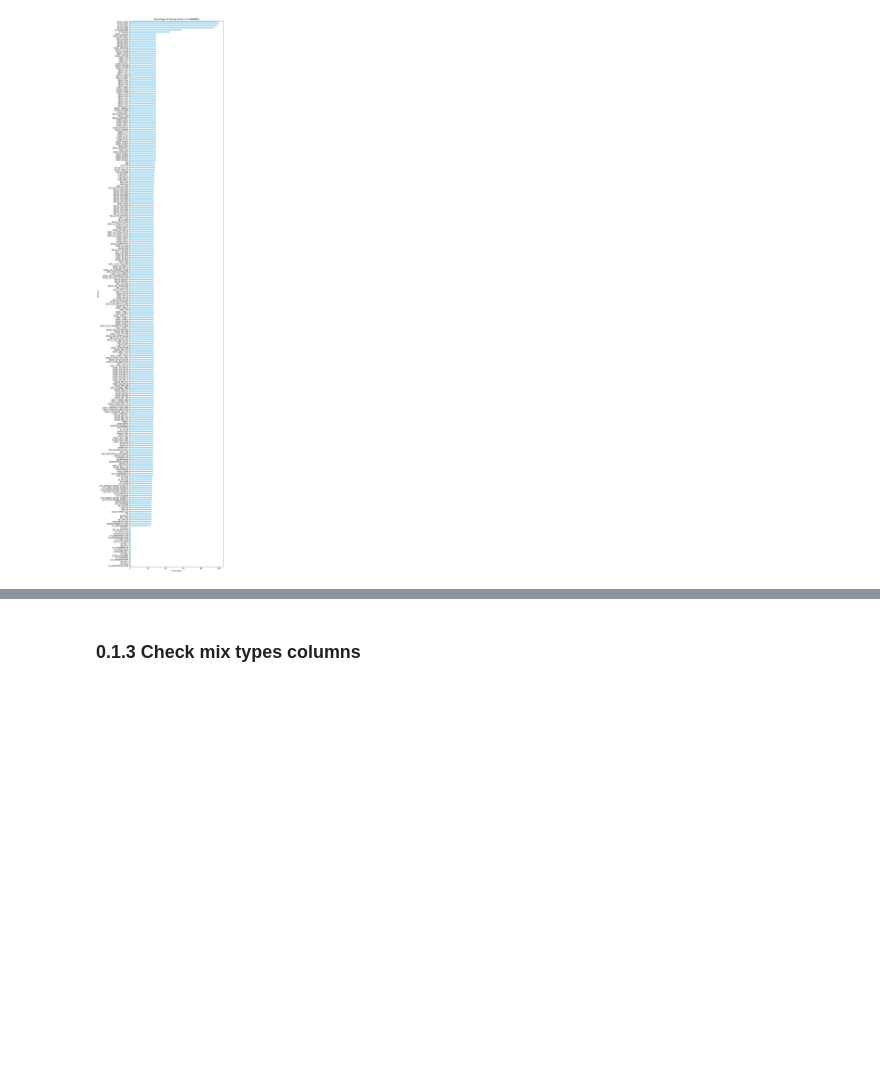
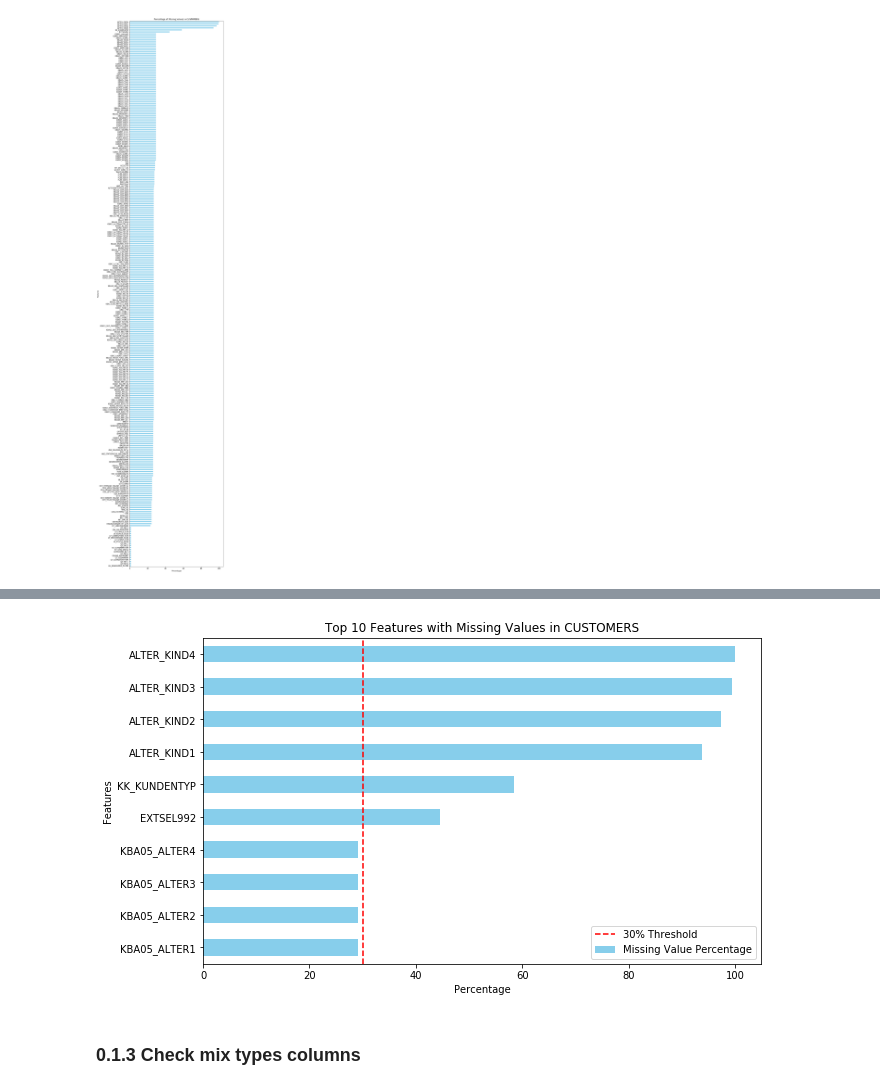
Before and after one commit to shinshinIruka/udacity_datascientist_project4, a Jupyter notebook: Arvato Project Workbook.ipynb, the cells around one changed output, grey strips where cells are left out. Saved outputs shown, nothing was run; the diff lists cells and outputs as text; code cells hidden in the pictures; blank space fills up the shorter version.

```diff
--- a/Arvato Project Workbook.ipynb
+++ b/Arvato Project Workbook.ipynb
@@ -267,3 +354,7 @@ Some features exhibit a very high percentage of missing value. These features ma
+# %%
+plot_top_missing_values(customers, "CUSTOMERS")
+# %% [output]
+[figure, added]
 # %% [markdown]
 ### 0.1.3 Check mix types columns
 # %% [markdown]
```
Also changed, not shown: parts of 17 cells of this notebook, 1 other file.
